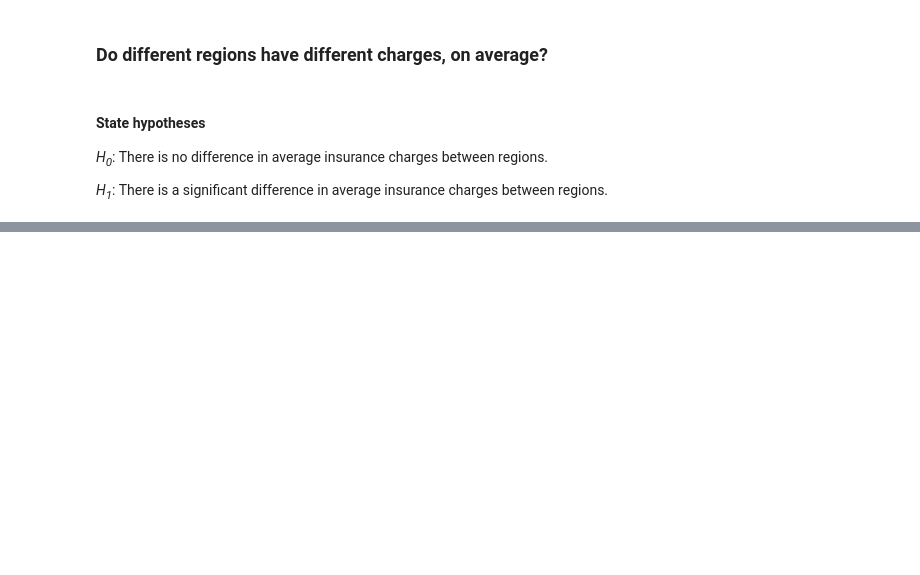
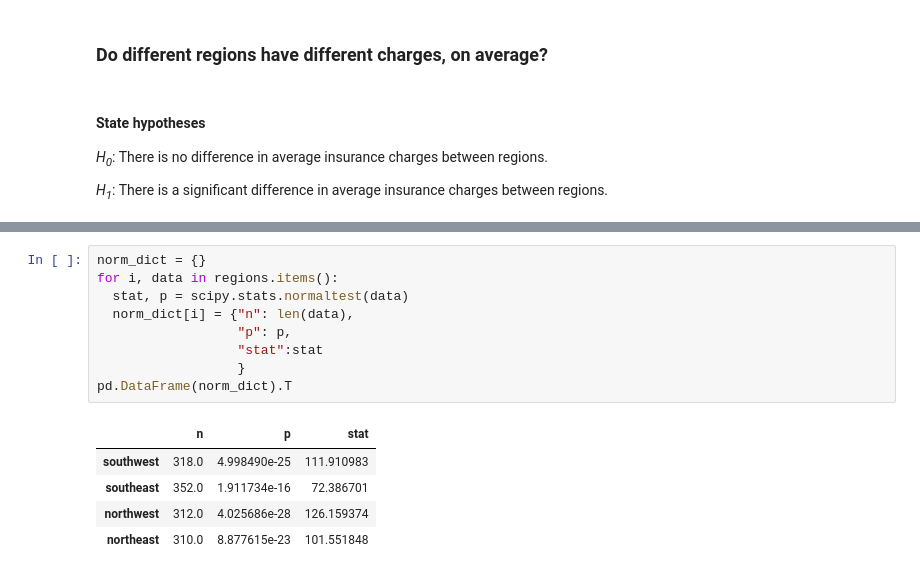
Before and after one commit to SeraphDev6/Hypothesis_Testing_with_Insurance_Data, a Jupyter notebook: Hypothesis_testing.ipynb, the cells around one changed output, grey strips where cells are left out. Drawn from its saved outputs; the diff is of its cells as text; blank space fills up the shorter version.

```diff
--- a/Hypothesis_testing.ipynb
+++ b/Hypothesis_testing.ipynb
@@ -197,0 +213,15 @@ Using this data we can tell that men smoke more often than women in this data se
+# %%
+norm_dict = {}
+for i, data in regions.items():
+  stat, p = scipy.stats.normaltest(data)
+  norm_dict[i] = {"n": len(data),
+                  "p": p,
+                  "stat":stat
+                  }
+pd.DataFrame(norm_dict).T
+# %% [output]
+|  | n | p | stat |
+| southwest | 318.0 | 4.998490e-25 | 111.910983 |
+| southeast | 352.0 | 1.911734e-16 | 72.386701 |
+| northwest | 312.0 | 4.025686e-28 | 126.159374 |
+| northeast | 310.0 | 8.877615e-23 | 101.551848 |
```
Also changed, not shown: parts of 12 cells of this notebook.
